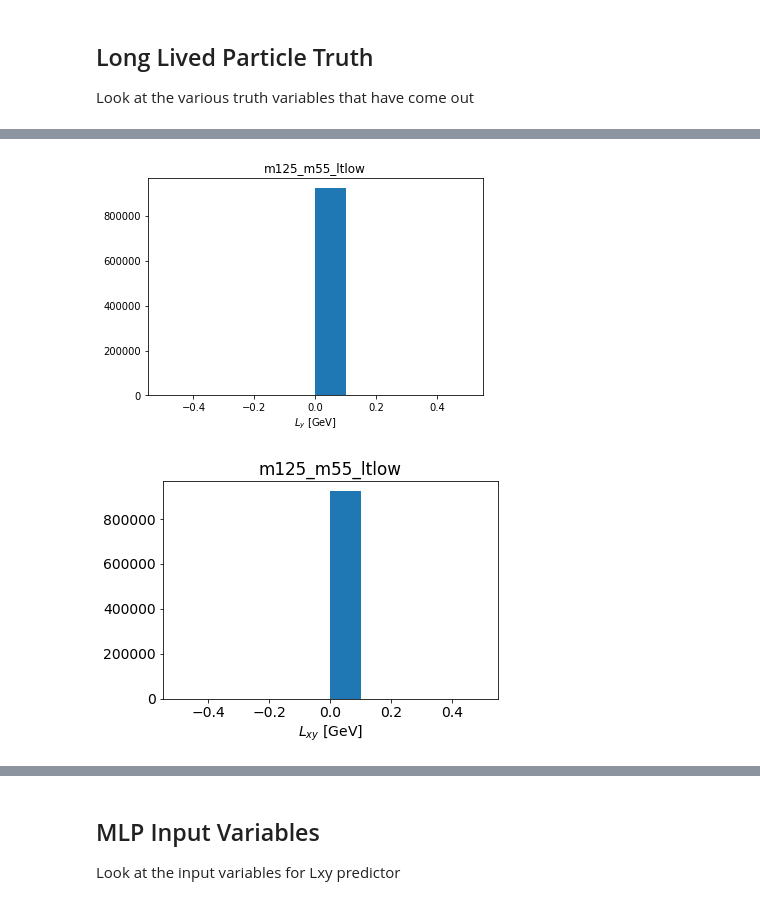
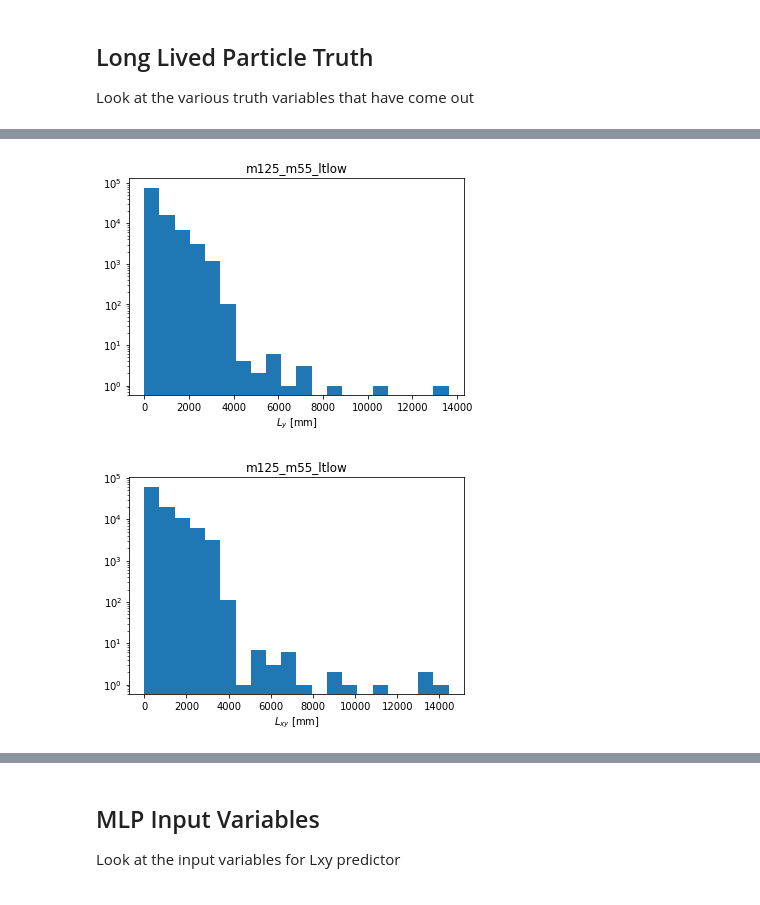
Before and after one commit to gordonwatts/calratio-perjet-training, a Jupyter notebook: notebooks/Input Variable Plots.ipynb, the cells around one changed output, grey strips where cells are left out. Drawn from its saved outputs; the diff is of its cells as text; code cells hidden in the pictures.

```diff
--- a/notebooks/Input Variable Plots.ipynb
+++ b/notebooks/Input Variable Plots.ipynb
@@ -27,6 +27,6 @@ def get_all_files(wildcard):
 # %%
 %time
 df = EventDataset(get_all_files(local_files))
-m125_m55_ltlow = fetch_perjet_data(df, "test_2")
+m125_m55_ltlow = fetch_perjet_data(df, "m125_m55_ltlow")
 # %% [output]
 Wall time: 0 ns
@@ -87,13 +106,15 @@ _ = plt.xlabel('$L_x$ [GeV]')
 # %%
-plt.hist(m125_m55_ltlow.Ly)
+plt.hist(m125_m55_ltlow.Ly, bins=20)
 plt.title('m125_m55_ltlow')
-_ = plt.xlabel('$L_y$ [GeV]')
+plt.yscale('log')
+_ = plt.xlabel('$L_y$ [mm]')
 # %% [output]
-[figure, old version]
+[figure, new version]
 # %%
-plt.hist(np.sqrt(m125_m55_ltlow.Lx*m125_m55_ltlow.Lx + m125_m55_ltlow.Ly*m125_m55_ltlow.Ly))
+plt.hist(np.sqrt(m125_m55_ltlow.Lx*m125_m55_ltlow.Lx + m125_m55_ltlow.Ly*m125_m55_ltlow.Ly), bins=20)
 plt.title('m125_m55_ltlow')
-_ = plt.xlabel('$L_{xy}$ [GeV]')
+plt.yscale('log')
+_ = plt.xlabel('$L_{xy}$ [mm]')
 # %% [output]
-[figure, old version]
+[figure, new version]
 # %%
```
Also changed, not shown: parts of 9 cells of this notebook, 1 other file.
